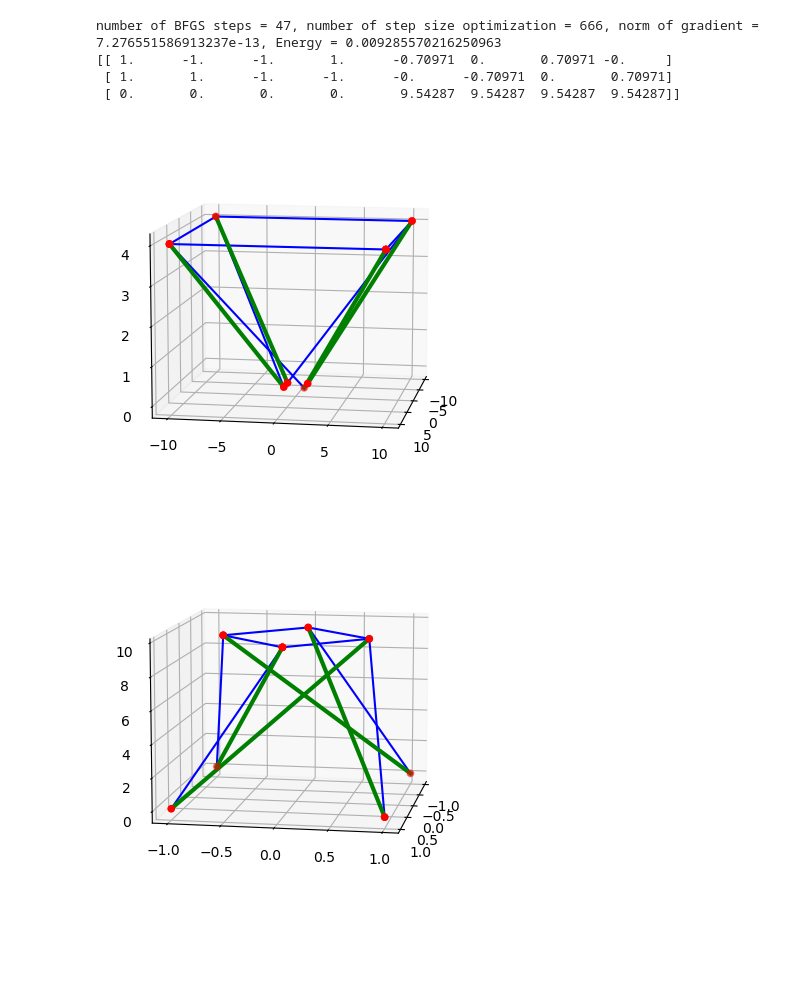
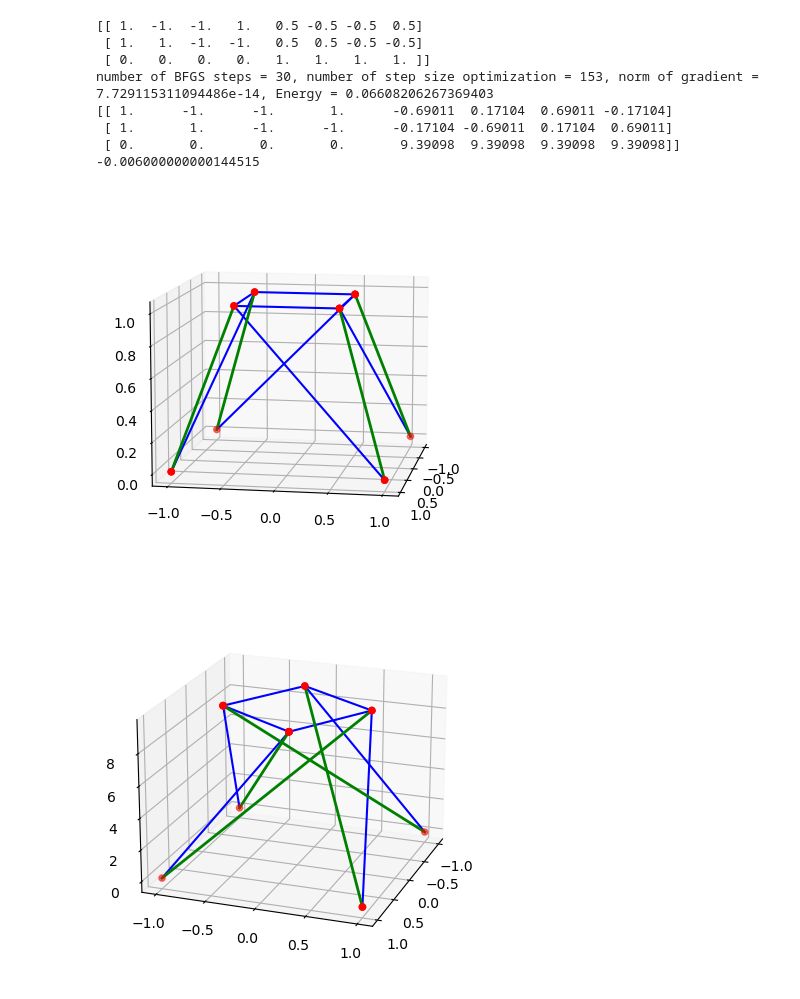
Before and after one commit to markus0800/Project_TMA4180, a Jupyter notebook: project.ipynb, the cells around one changed output. Saved outputs shown, nothing was run; the diff lists cells and outputs as text; code cells hidden in the pictures; blank space fills up the shorter version.

```diff
--- a/project.ipynb
+++ b/project.ipynb
@@ -107,0 +133,17 @@ def gradient_E(X, A, B, L, fixed_points, mg, pg, k, c):
+# %%
+N = 10
+X = np.zeros((3,N))
+X[:,0] = [5,5,0]
+X[:,1] = [-5,5,0]
+X[:,2] = [-5,-5,0]
+X[:,3] = [5,-5,0]
+X[:,4:] = np.random.randint(10, size = np.shape(X[:,4:]))
+X
+A = np.zeros((N,N))
+edges = np.array([[1,5], [5,6], [4,5], [2,6], [6,7], [3,7], [4,7], [0,4], [7, 8], [8,9]])
+create_edge(A, edges[:,0], edges[:,1])
+fixed_points = [0,1,2,3]
+print(X)
+
+print(constraint(X, f))
+print(gradient_constraint(X, df))
@@ -246,7 +334,7 @@ def plot_bar_net(X,A,ax):
                 y = [X[:,i][1], X[:,j][1]]
                 z = [X[:,i][2], X[:,j][2]]
                 ax.scatter(x, y, z,  c='r', marker='o')
-                ax.plot(x,y,z, c = 'g', linewidth = '3.0')
+                ax.plot(x,y,z, c = 'g', linewidth = '2.0')
 # %%
 N = 8
 X = np.zeros((3,N))
@@ -267,54 +354,61 @@ X = np.zeros((3,N))
 A = np.zeros((N,N))
 B = np.zeros((N,N))
 a = 1
-b = 10
+b = 1/2
+c = 1
 X[:,0] = [a,a,0]
 X[:,1] = [-a,a,0]
 X[:,2] = [-a,-a,0]
 X[:,3] = [a,-a,0]
-X[:,4] = [b,b,4]
-X[:,5] = [-b,b,4]
-X[:,6] = [-b,-b,4]
-X[:,7] = [b,-b,4]
 
+X[:,4] = [b,b,c]
+X[:,5] = [-b,b,c]
+X[:,6] = [-b,-b,c]
+X[:,7] = [b,-b,c]
+#X[:,4:] = np.random.randint(-10, 10, size = (np.shape(X[:,4:])))
+
+print(X)
 
 cable_edges = np.array([[1,4], [2,5], [3,6], [0,7], [4,5], [5,6], [6,7], [7,4]])
 bar_edges = np.array([[0,4], [1,5], [2,6], [3,7]])
 create_edge(A, cable_edges[:,0], cable_edges[:,1])
 create_edge(B, bar_edges[:,0], bar_edges[:,1])
 fixed_points = [0,1,2,3]
 
 
 plt.figure()
 ax0 = plt.axes(projection = '3d')
 plot_cable_net(X, A, ax0)
 plot_bar_net(X, B, ax0)
 ax0.view_init(10,10)
 
 L = 10*B + 8*A
 
 edges = np.array([[4,5],[5,6],[6,7],[4,7]])
 create_edge(L,edges[:,0], edges[:,1], 1)
 
 
-X_BFGS = BFGS(E, gradient_E, np.copy(X), A, B, L, fixed_points, mg = 0, pg = 0, k = 0.1, c = 1, tol = 1e-12, strong_w=True)
+X_BFGS = BFGS(E, gradient_E, np.copy(X), A, B, L, fixed_points, mg = 0.001, pg = 1e-4, k = 0.1, c = 1, tol = 1e-12, strong_w=True)
+np.set_printoptions(precision=5)
+print(X_BFGS)
+print(np.sum(gradient_E(X_BFGS, A, B, L, fixed_points, 0 , 0, 0.1, 1)))
 
 plt.figure()
-
 ax1 = plt.axes(projection = '3d')
 plot_cable_net(X_BFGS, A, ax1)
 plot_bar_net(X_BFGS, B, ax1)
-ax1.view_init(10,10)
-
-np.set_printoptions(precision=5, suppress = True)
-print(X_BFGS)
+ax1.view_init(20,20)
 # %% [output]
-number of BFGS steps = 47, number of step size optimization = 666, norm of gradient = 7.276551586913237e-13, Energy = 0.009285570216250963
-[[ 1.      -1.      -1.       1.      -0.70971  0.       0.70971 -0.     ]
- [ 1.       1.      -1.      -1.      -0.      -0.70971  0.       0.70971]
- [ 0.       0.       0.       0.       9.54287  9.54287  9.54287  9.54287]]
+[[ 1.  -1.  -1.   1.   0.5 -0.5 -0.5  0.5]
+ [ 1.   1.  -1.  -1.   0.5  0.5 -0.5 -0.5]
+ [ 0.   0.   0.   0.   1.   1.   1.   1. ]]
+number of BFGS steps = 30, number of step size optimization = 153, norm of gradient = 7.729115311094486e-14, Energy = 0.06608206267369403
+[[ 1.      -1.      -1.       1.      -0.69011  0.17104  0.69011 -0.17104]
+ [ 1.       1.      -1.      -1.      -0.17104 -0.69011  0.17104  0.69011]
+ [ 0.       0.       0.       0.       9.39098  9.39098  9.39098  9.39098]]
+-0.006000000000144515
-[figure, old version]
+[figure, new version]
-[figure, old version]
+[figure, new version]
 # %%
 N = 8
 X = np.zeros((3,N))
```
Also changed, not shown: parts of 15 cells of this notebook.
